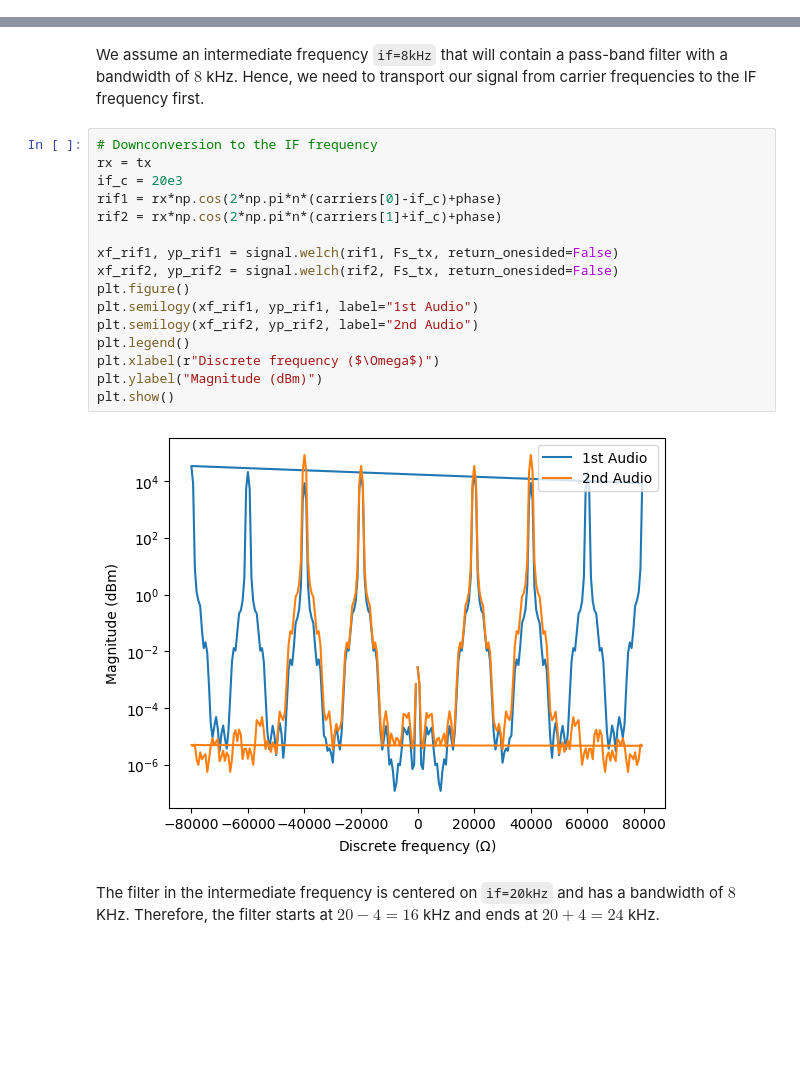
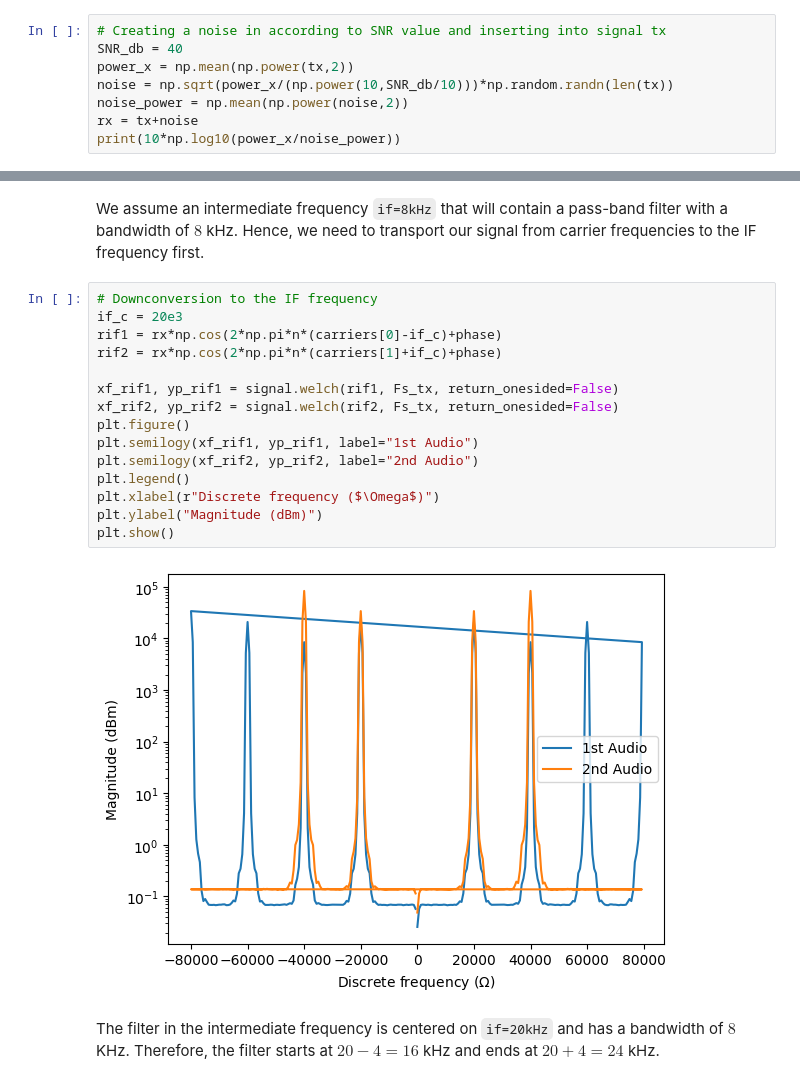
Before and after one commit to cleversonahum/digital_transmission_codes, a Jupyter notebook: codes/am-exercise-1.ipynb, the cells around one changed output, grey strips where cells are left out. Cells and saved outputs as stored; diff of their text form; blank space fills up the shorter version.

Commit message:
Inserting noise

```diff
--- a/codes/am-exercise-1.ipynb
+++ b/codes/am-exercise-1.ipynb
@@ -301,3 +301,11 @@ plt.legend()
 plt.show()
 # %% [output]
 [figure]
+# %%
+# Creating a noise in according to SNR value and inserting into signal tx
+SNR_db = 40
+power_x = np.mean(np.power(tx,2))
+noise = np.sqrt(power_x/(np.power(10,SNR_db/10)))*np.random.randn(len(tx))
+noise_power = np.mean(np.power(noise,2))
+rx = tx+noise
+print(10*np.log10(power_x/noise_power))
@@ -307,22 +317,21 @@ plt.show()
 We assume an intermediate frequency `if=8kHz` that will contain a pass-band filter with a bandwidth of $8$ kHz. Hence, we need to transport our signal from carrier frequencies to the IF frequency first.
 # %%
 # Downconversion to the IF frequency
-rx = tx
 if_c = 20e3
 rif1 = rx*np.cos(2*np.pi*n*(carriers[0]-if_c)+phase)
 rif2 = rx*np.cos(2*np.pi*n*(carriers[1]+if_c)+phase)
 
 xf_rif1, yp_rif1 = signal.welch(rif1, Fs_tx, return_onesided=False)
 xf_rif2, yp_rif2 = signal.welch(rif2, Fs_tx, return_onesided=False)
 plt.figure()
 plt.semilogy(xf_rif1, yp_rif1, label="1st Audio")
 plt.semilogy(xf_rif2, yp_rif2, label="2nd Audio")
 plt.legend()
 plt.xlabel(r"Discrete frequency ($\Omega$)")
 plt.ylabel("Magnitude (dBm)")
 plt.show()
 # %% [output]
-[figure, old version]
+[figure, new version]
 # %% [markdown]
 The filter in the intermediate frequency is centered on `if=20kHz` and has a bandwidth of $8$ KHz. Therefore, the filter starts at $20-4=16$ kHz and ends at $20+4=24$ kHz.
 # %%
```
Also changed, not shown: parts of 7 cells of this notebook, 3 other files.
